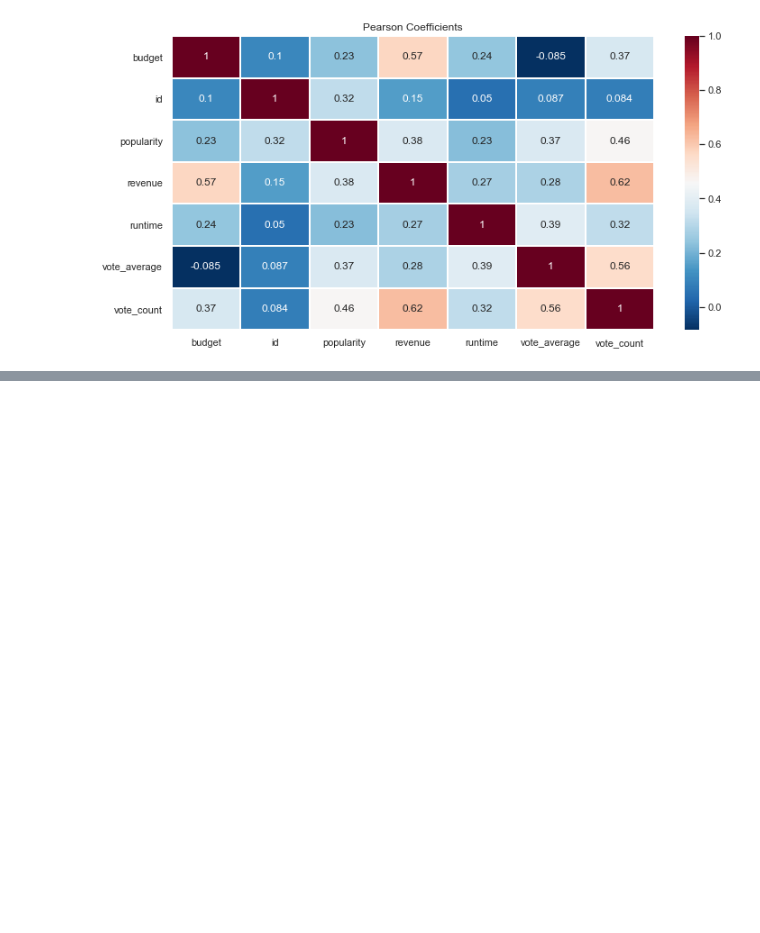
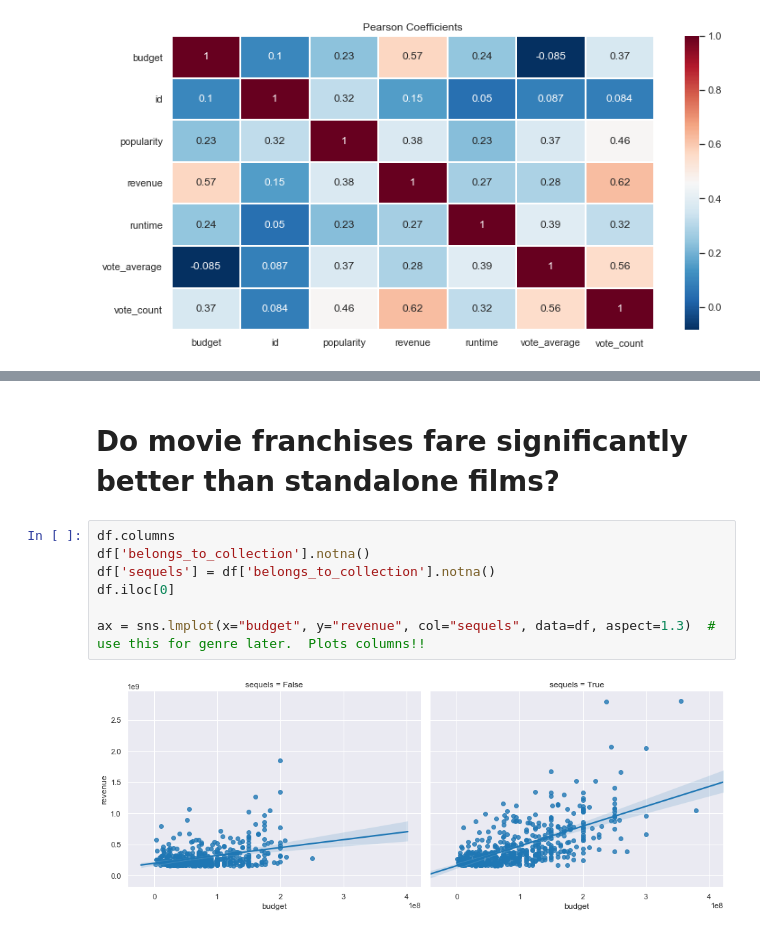
Before and after one commit to sciencelee/dsc-mod-1-project-v2-1-online-ds-sp-000, a Jupyter notebook: student.ipynb, the cells around one changed output, grey strips where cells are left out. Saved outputs shown, nothing was run; the diff lists cells and outputs as text; blank space fills up the shorter version.

Commit message:
added analysis for genres and sequels

```diff
--- a/student.ipynb
+++ b/student.ipynb
@@ -339,0 +364,11 @@ Text(0.5, 1, 'Pearson Coefficients')
+# %% [markdown]
+# Do movie franchises fare significantly better than standalone films?
+# %%
+df.columns
+df['belongs_to_collection'].notna()
+df['sequels'] = df['belongs_to_collection'].notna()
+df.iloc[0]
+
+ax = sns.lmplot(x="budget", y="revenue", col="sequels", data=df, aspect=1.3)  # use this for genre later.  Plots columns!!
+# %% [output]
+[figure, added]
```
Also changed, not shown: parts of 6 cells of this notebook.
